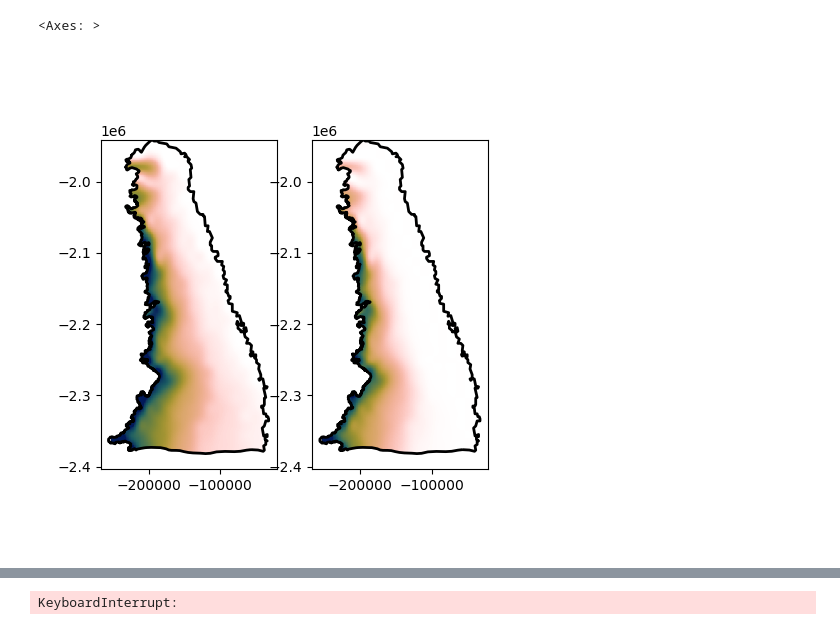
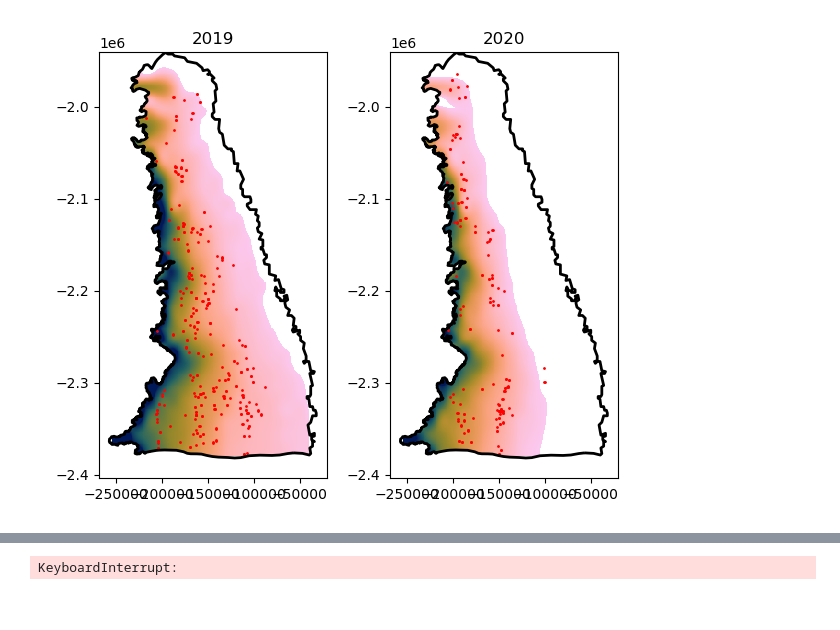
Before and after one commit to fliphilipp/icelakes-methods, a Jupyter notebook: fdm_test.ipynb, the cells around one changed output, grey strips where cells are left out. Drawn from its saved outputs; the diff is of its cells as text; code cells hidden in the pictures.

Commit message:
make study region draft plot

```diff
--- a/fdm_test.ipynb
+++ b/fdm_test.ipynb
@@ -57,17 +61,38 @@ def mask_array(array, gdf, transform):
 # %%
 ds = xr.open_dataset('data/fdm/gsfc_fdm_smb_v1_2_1_gris_June22.nc')
 
-fig, axs = plt.subplots(figsize=[5,5],ncols=2)
+fig, axs = plt.subplots(figsize=[6,5],ncols=2)
+
+out_path_csv = 'data/lakestats_methods_paper.csv'
+df = pd.read_csv(out_path_csv)
+df = df[df.ice_sheet == 'GrIS']
 
 ax = axs[0]
 xs, ys, ru19 = get_masked_runoff(dataset=ds, region=cw, year=2019, grid_resolution=1000, fac=0.0)
-ax.pcolormesh(xs, ys, ru19, cmap=cmc.batlowW_r, shading='nearest', vmin=0, vmax=5)
+ru19[ru19< 0.1] = np.nan
+# ru19 += 0.1
+ax.pcolormesh(xs, ys, ru19, cmap=cmc.batlow_r, shading='nearest', vmin=0, vmax=5)
 cw.boundary.plot(ax=ax, color='k', lw=2)
+dfs = df[df.melt_season == '2019']
+gdfs = gpd.GeoDataFrame(dfs, geometry=gpd.points_from_xy(dfs.lon, dfs.lat), crs="EPSG:4326").to_crs(cw.crs)
+gdfs['x'] = gdfs.apply(lambda x: x.geometry.x, axis=1)
+gdfs['y'] = gdfs.apply(lambda x: x.geometry.y, axis=1)
+ax.scatter(gdfs.x, gdfs.y, s=1, c='r')
+ax.set_title('2019')
 
 ax = axs[1]
 xs, ys, ru20 = get_masked_runoff(dataset=ds, region=cw, year=2020, grid_resolution=1000, fac=0.0)
-ax.pcolormesh(xs, ys, ru20, cmap=cmc.batlowW_r, shading='nearest', vmin=0, vmax=5)
+ru20[ru20< 0.1] = np.nan
+# ru20 += 0.1
+ax.pcolormesh(xs, ys, ru20, cmap=cmc.batlow_r, shading='nearest', vmin=0, vmax=5)
 cw.boundary.plot(ax=ax, color='k', lw=2)
+dfs = df[df.melt_season == '2020']
+gdfs = gpd.GeoDataFrame(dfs, geometry=gpd.points_from_xy(dfs.lon, dfs.lat), crs="EPSG:4326").to_crs(cw.crs)
+gdfs['x'] = gdfs.apply(lambda x: x.geometry.x, axis=1)
+gdfs['y'] = gdfs.apply(lambda x: x.geometry.y, axis=1)
+ax.scatter(gdfs.x, gdfs.y, s=1, c='r')
+ax.set_title('2020')
+
+fig.tight_layout()
 # %% [output]
-<Axes: >
-[figure, old version]
+[figure, new version]
```
Also changed, not shown: parts of 11 cells of this notebook, 16 other files.
